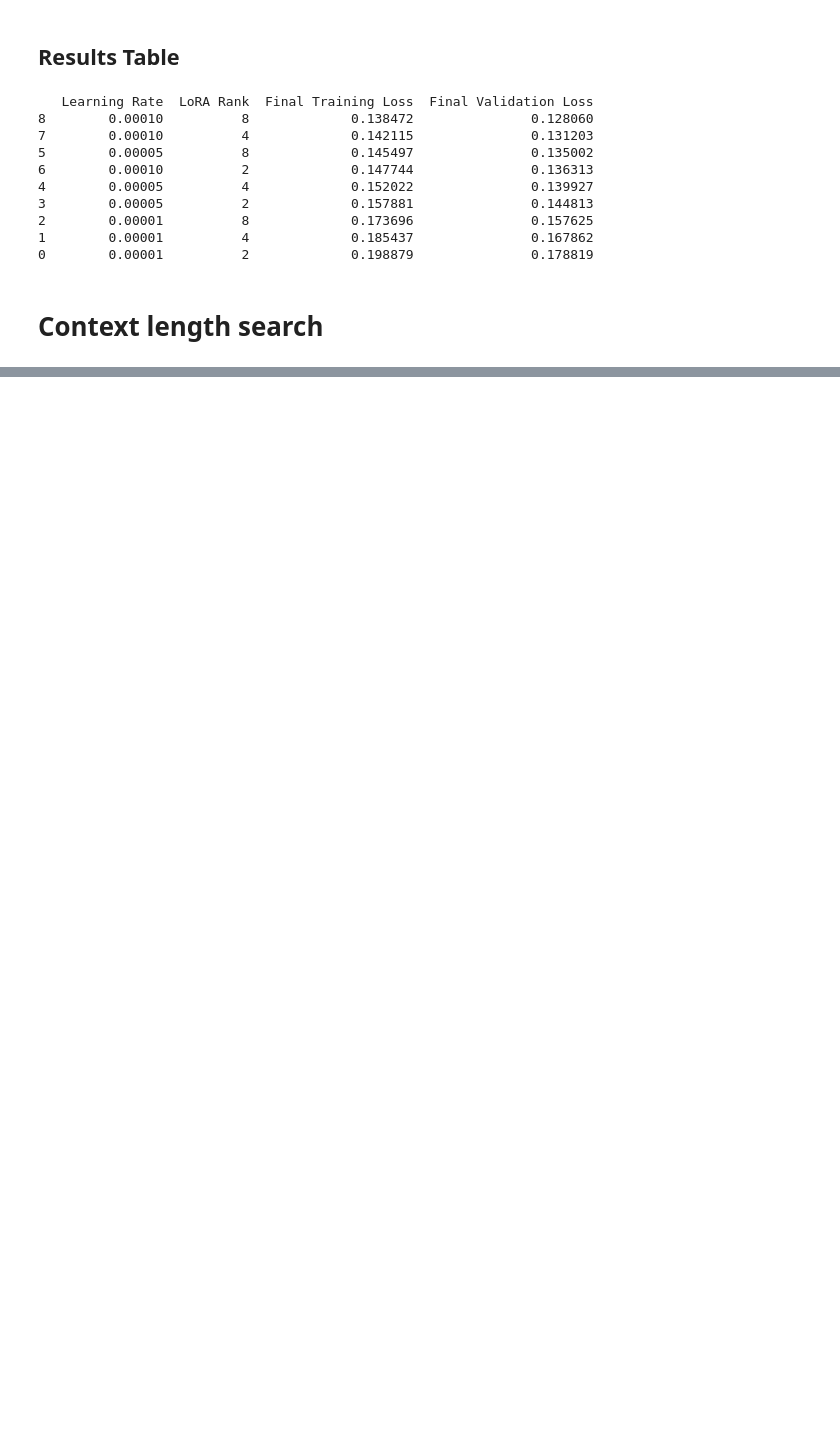
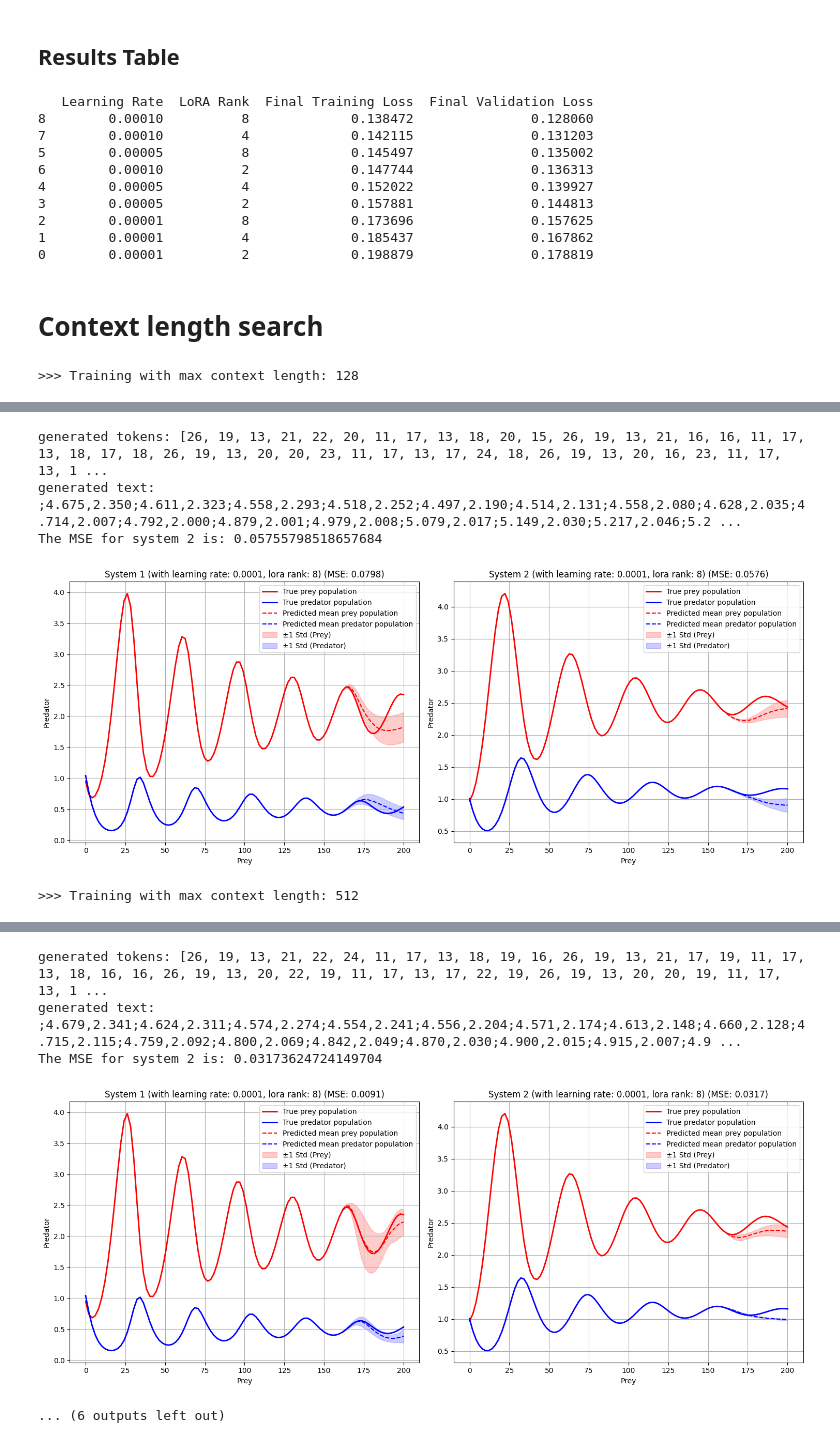
Before and after one commit to liuzhimei/M2_coursework, a Jupyter notebook: param_search.ipynb, the cells around one changed output, grey strips where cells are left out. Cells and saved outputs as stored; diff of their text form; code cells hidden in the pictures; blank space fills up the shorter version.

```diff
--- a/param_search.ipynb
+++ b/param_search.ipynb
@@ -409,3 +415,37 @@ print(df)
 0        0.00001          2             0.198879               0.178819
 # %% [markdown]
 # Context length search
+# %%
+# Process the data into sequences of text
+train_texts, val_texts, test_texts = preprocess_all_time_series(trajectories)
+
+max_ctx_length = [128, 512, 768]
+
+ctx_train_losses = {}
+ctx_val_losses = {}
+ctx_results = []
+
+# Grid search
+for ctx_length in max_ctx_length:
+    # Best model parameters from previous search
+    lr = 1e-04
+    rank = 8
+
+    print(f"\n>>> Training with max context length: {ctx_length}")
+
+    # Load model
+    model, tokenizer = load_qwen()
+
+    train_losses, val_losses = train_model(model, tokenizer, train_texts, val_texts, learning_rate=lr, lora_rank=rank, max_ctx_length=ctx_length, epochs=1)
+
+    # Store losses for plotting
+    ctx_train_losses[(ctx_length)] = train_losses
+    ctx_val_losses[(ctx_length)] = val_losses
+
+    # Store final losses for table
+    ctx_results.append((ctx_length, train_losses[-1], val_losses[-1]))
+
+    # Plot predictions for the first 2 systems
+    plot_predictions(model, tokenizer, lr, rank)
+# %% [output]
+>>> Training with max context length: 128
@@ -411,0 +488,5 @@ print(df)
+generated tokens: [26, 19, 13, 21, 22, 20, 11, 17, 13, 18, 20, 15, 26, 19, 13, 21, 16, 16, 11, 17, 13, 18, 17, 18, 26, 19, 13, 20, 20, 23, 11, 17, 13, 17, 24, 18, 26, 19, 13, 20, 16, 23, 11, 17, 13, 1 ...
+generated text: ;4.675,2.350;4.611,2.323;4.558,2.293;4.518,2.252;4.497,2.190;4.514,2.131;4.558,2.080;4.628,2.035;4.714,2.007;4.792,2.000;4.879,2.001;4.979,2.008;5.079,2.017;5.149,2.030;5.217,2.046;5.2 ...
+The MSE for system 2 is: 0.05755798518657684
+[figure, added]
+>>> Training with max context length: 512
@@ -411,0 +529,5 @@ print(df)
+generated tokens: [26, 19, 13, 21, 22, 24, 11, 17, 13, 18, 19, 16, 26, 19, 13, 21, 17, 19, 11, 17, 13, 18, 16, 16, 26, 19, 13, 20, 22, 19, 11, 17, 13, 17, 22, 19, 26, 19, 13, 20, 20, 19, 11, 17, 13, 1 ...
+generated text: ;4.679,2.341;4.624,2.311;4.574,2.274;4.554,2.241;4.556,2.204;4.571,2.174;4.613,2.148;4.660,2.128;4.715,2.115;4.759,2.092;4.800,2.069;4.842,2.049;4.870,2.030;4.900,2.015;4.915,2.007;4.9 ...
+The MSE for system 2 is: 0.03173624724149704
+[figure, added]
+... (6 outputs left out)
```
Also changed, not shown: parts of 4 cells of this notebook.
